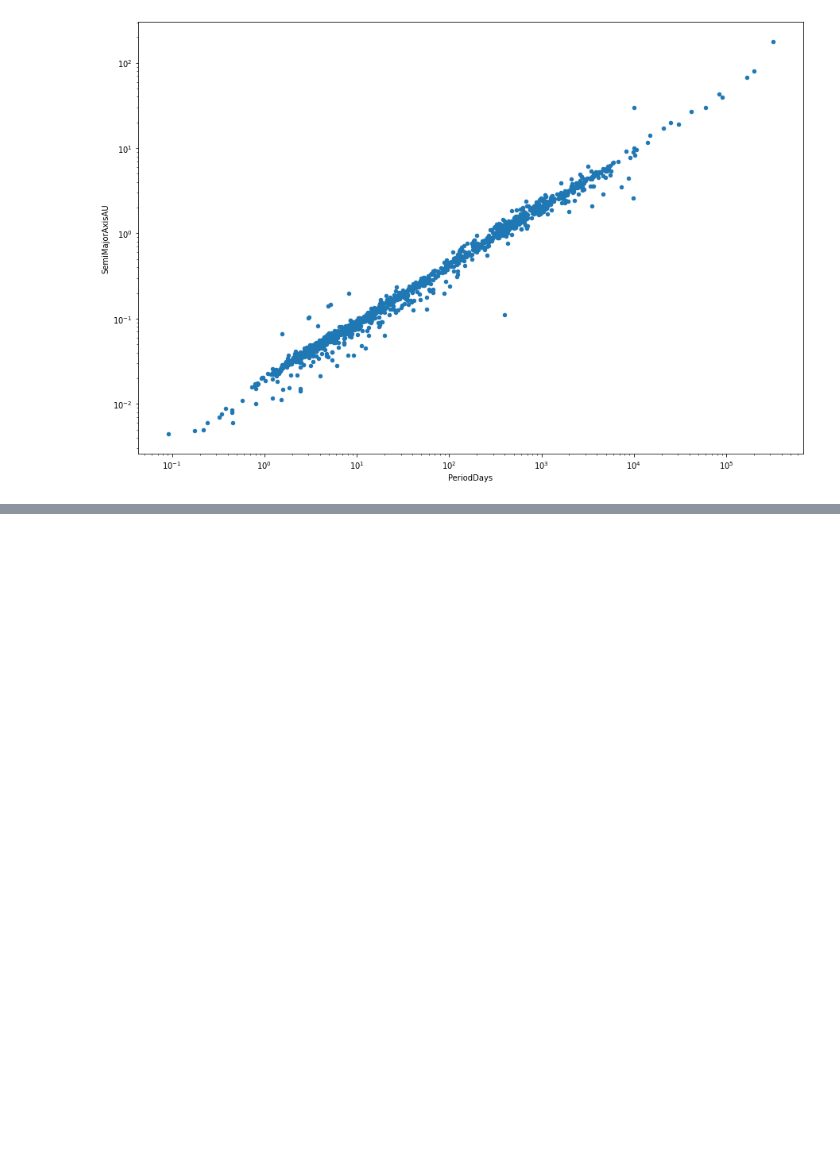
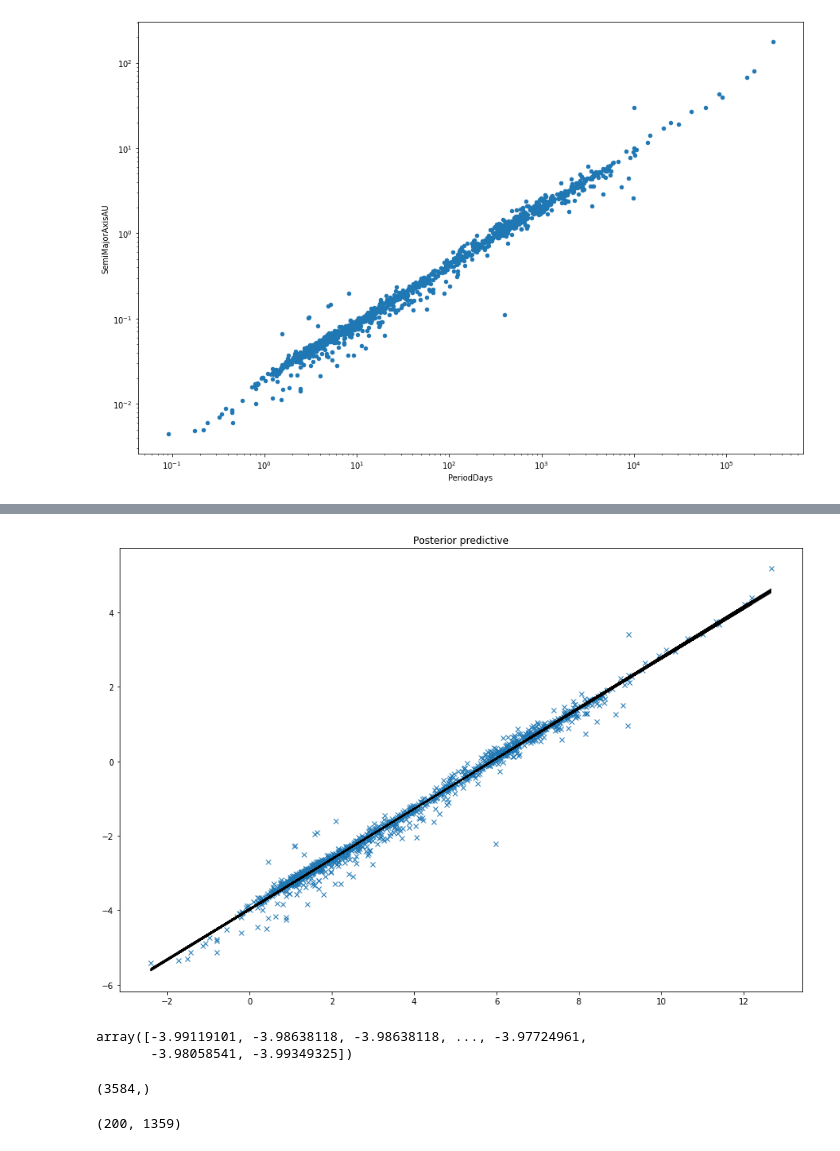
Before and after one commit to nbrockett/applied-bayesian-methods, a Jupyter notebook: 1-linear-regression/linear-regression.ipynb, the cells around one changed output, grey strips where cells are left out. Saved outputs shown, nothing was run; the diff lists cells and outputs as text; code cells hidden in the pictures; blank space fills up the shorter version.

```diff
--- a/1-linear-regression/linear-regression.ipynb
+++ b/1-linear-regression/linear-regression.ipynb
@@ -44,0 +71,13 @@ df.plot(x='PeriodDays', gy='SemiMajorAxisAU', kind='scatter', ax=ax, logx=True,
+# %%
+fig, ax = plt.subplots(figsize=(15,10))
+# df.plot(x='PeriodDays', y='SemiMajorAxisAU', kind='scatter', ax=ax, logx=True, logy=True)
+# plt.figure(figsize=(12, 12))
+plt.plot(x, y, 'x', label='data')
+pm.plot_posterior_predictive_glm(trace, eval=x,samples=200, label='posterior')
+# %% [output]
+[figure, added]
+# %%
+trace['Intercept']
+# %% [output]
+array([-3.99119101, -3.98638118, -3.98638118, ..., -3.97724961,
+       -3.98058541, -3.99349325])
@@ -44,0 +89,8 @@ df.plot(x='PeriodDays', gy='SemiMajorAxisAU', kind='scatter', ax=ax, logx=True,
+# %%
+x.shape
+# %% [output]
+(3584,)
+# %%
+pp_trace['y'].shape
+# %% [output]
+(200, 1359)
```
Also changed, not shown: parts of 6 cells of this notebook.
